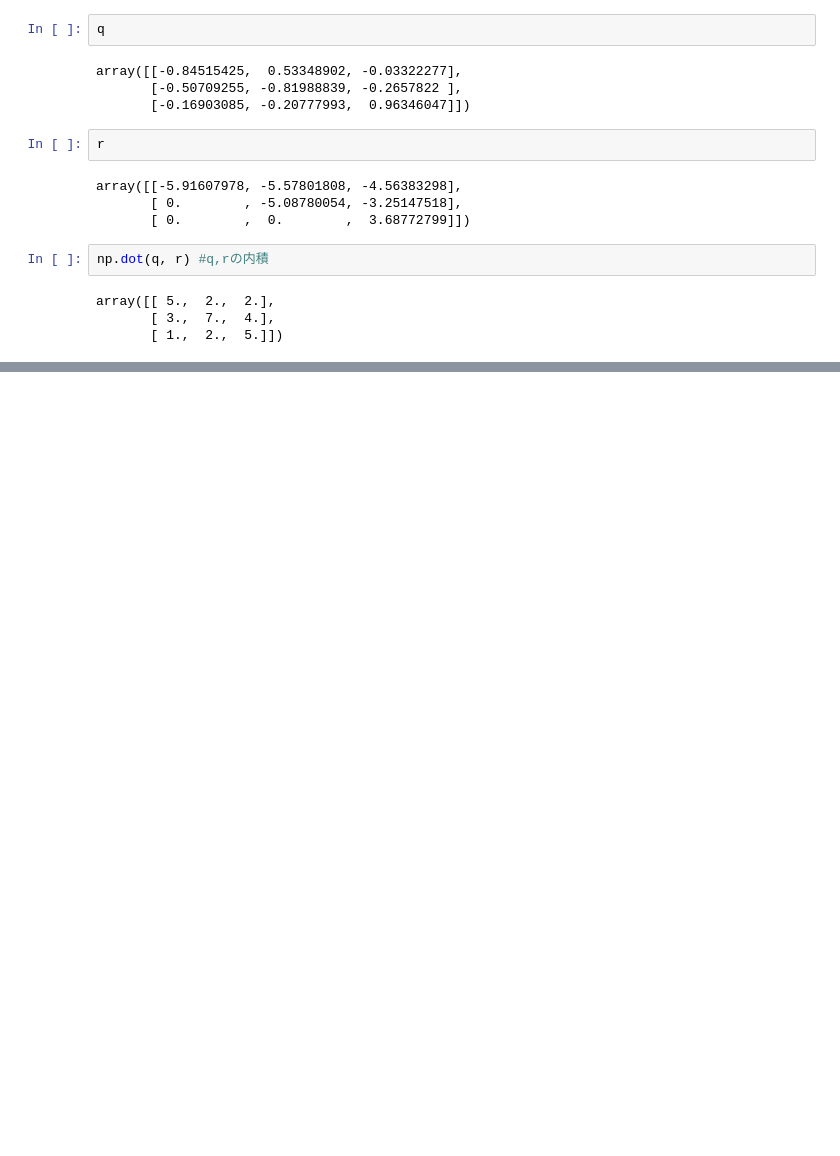
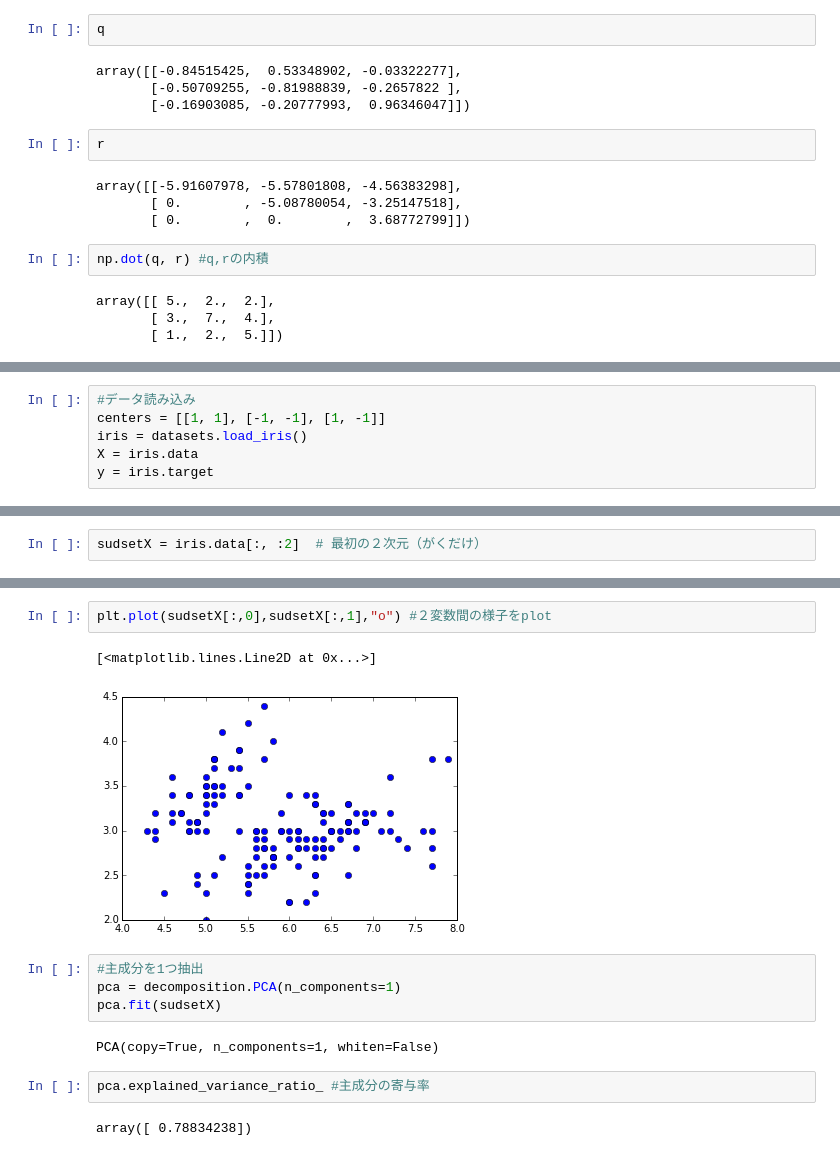
Before and after one commit to michitakaiida/Hajipata10, a Jupyter notebook: Untitled0.ipynb, the cells around one changed output, grey strips where cells are left out. Saved outputs shown, nothing was run; the diff lists cells and outputs as text; blank space fills up the shorter version.

```diff
--- a/Untitled0.ipynb
+++ b/Untitled0.ipynb
@@ -89,0 +143,6 @@ array([[-0.84515425,  0.53348902, -0.03322277],
+# %%
+#データ読み込み
+centers = [[1, 1], [-1, -1], [1, -1]]
+iris = datasets.load_iris()
+X = iris.data
+y = iris.target
@@ -89,0 +181,2 @@ array([[-0.84515425,  0.53348902, -0.03322277],
+# %%
+sudsetX = iris.data[:, :2]  # 最初の２次元（がくだけ）
@@ -89,0 +203,15 @@ array([[-0.84515425,  0.53348902, -0.03322277],
+# %%
+plt.plot(sudsetX[:,0],sudsetX[:,1],"o") #２変数間の様子をplot
+# %% [output]
+[<matplotlib.lines.Line2D at 0x...>]
+[figure, added]
+# %%
+#主成分を1つ抽出
+pca = decomposition.PCA(n_components=1)
+pca.fit(sudsetX)
+# %% [output]
+PCA(copy=True, n_components=1, whiten=False)
+# %%
+pca.explained_variance_ratio_ #主成分の寄与率
+# %% [output]
+array([ 0.78834238])
```
Also changed, not shown: parts of 20 cells of this notebook, 1 other file.
